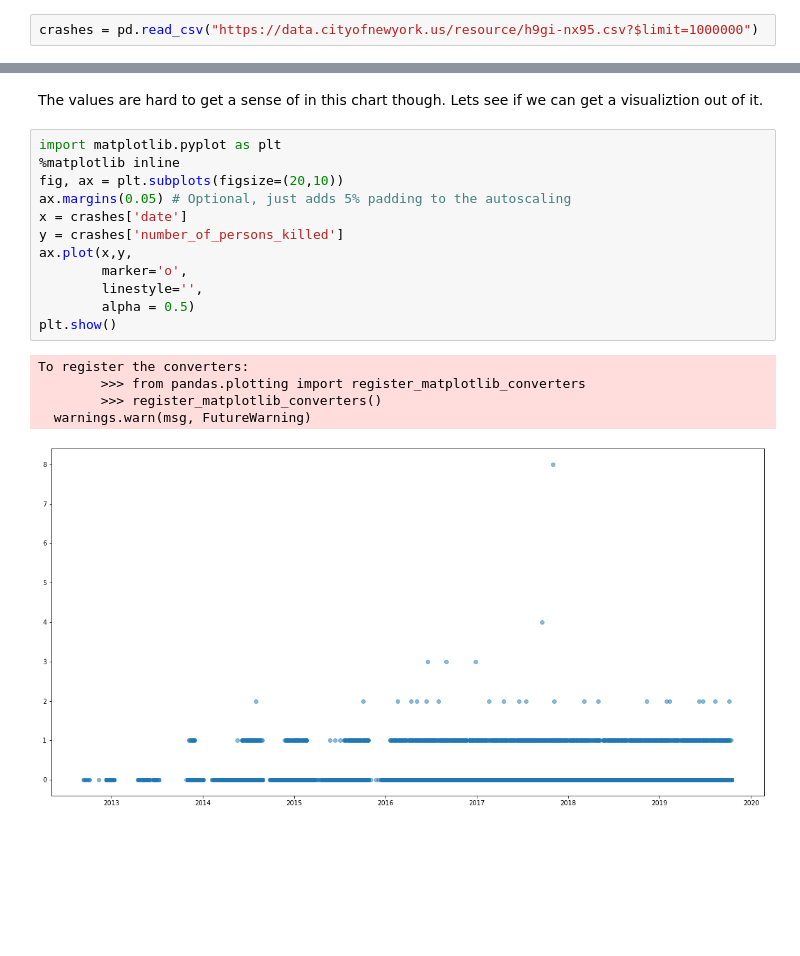
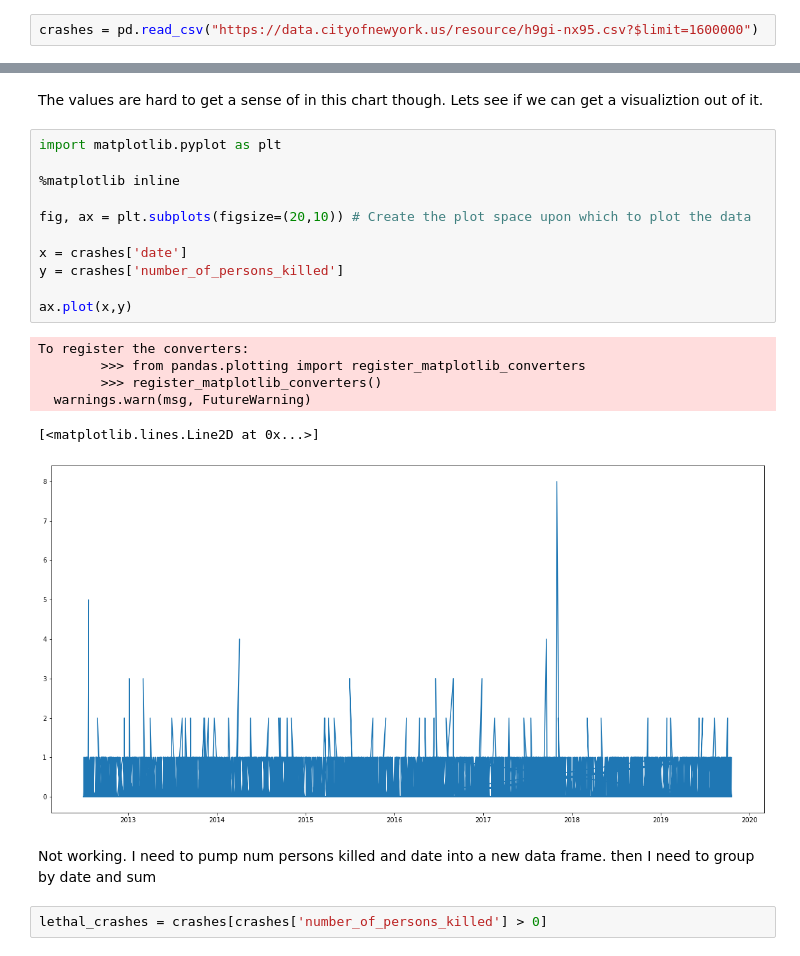
Before and after one commit to yuleidner/Katz_Data_Analytics, a Jupyter notebook: M7/M7 PROJECT.ipynb, the cells around one changed output, grey strips where cells are left out. Saved outputs shown, nothing was run; the diff lists cells and outputs as text; blank space fills up the shorter version.

```diff
--- a/M7/M7 PROJECT.ipynb
+++ b/M7/M7 PROJECT.ipynb
@@ -26,5 +30,5 @@ data_dict
 # %%
-crashes = pd.read_csv("https://data.cityofnewyork.us/resource/h9gi-nx95.csv?$limit=1000000")
+crashes = pd.read_csv("https://data.cityofnewyork.us/resource/h9gi-nx95.csv?$limit=1600000")
 # %%
 crashes.info()
 # %% [output]
@@ -214,19 +210,23 @@ Name: contributing_factor_vehicle_5, dtype: int64
 The values are hard to get a sense of in this chart though. Lets see if we can get a visualiztion out of it.
 # %%
 import matplotlib.pyplot as plt
+
 %matplotlib inline
-fig, ax = plt.subplots(figsize=(20,10))
-ax.margins(0.05) # Optional, just adds 5% padding to the autoscaling
+
+fig, ax = plt.subplots(figsize=(20,10)) # Create the plot space upon which to plot the data
+
 x = crashes['date']
 y = crashes['number_of_persons_killed']
-ax.plot(x,y,
-        marker='o',
-        linestyle='',
-        alpha = 0.5)
-plt.show()
+
+ax.plot(x,y)
 # %% [output]
 To register the converters:
         >>> from pandas.plotting import register_matplotlib_converters
         >>> register_matplotlib_converters()
   warnings.warn(msg, FutureWarning)
+[<matplotlib.lines.Line2D at 0x...>]
-[figure, old version]
+[figure, new version]
+# %% [markdown]
+Not working. I need to pump num persons killed and date into a new data frame. then I need to group by date and sum
+# %%
+lethal_crashes = crashes[crashes['number_of_persons_killed'] > 0]
```
Also changed, not shown: parts of 46 cells of this notebook, 1 other file.
